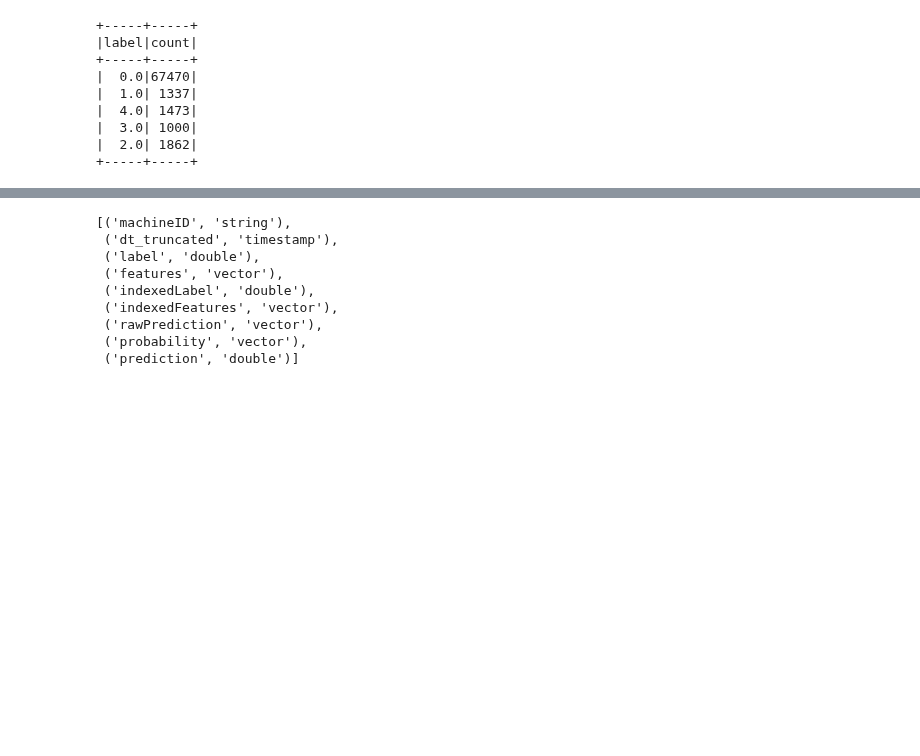
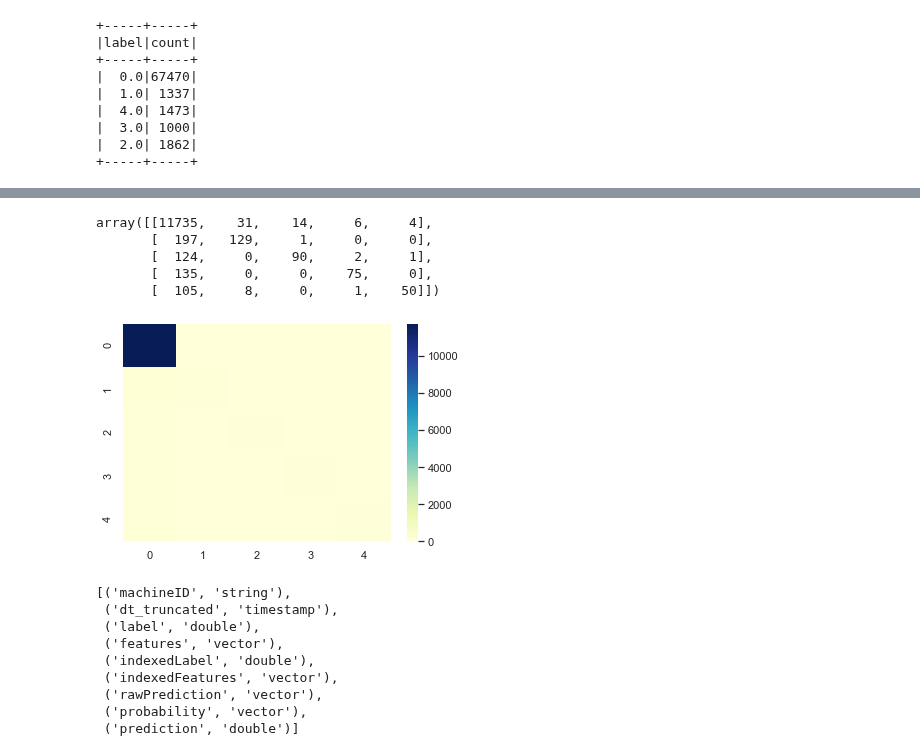
Before and after one commit to VisusAdAstra/Soen471, a Jupyter notebook: code/Random_Forest.ipynb, the cells around one changed output, grey strips where cells are left out. Saved outputs shown, nothing was run; the diff lists cells and outputs as text; code cells hidden in the pictures; blank space fills up the shorter version.

```diff
--- a/code/Random_Forest.ipynb
+++ b/code/Random_Forest.ipynb
@@ -214,4 +211,18 @@ predictions_rf.groupby('indexedLabel', 'prediction').count().show()
 +------------+----------+-----+
+# %%
+cm = confusion_matrix(predictions_rf.select('indexedLabel').collect(), predictions_rf.select('prediction').collect())
+# %%
+cm
+# %% [output]
+array([[11735,    31,    14,     6,     4],
+       [  197,   129,     1,     0,     0],
+       [  124,     0,    90,     2,     1],
+       [  135,     0,     0,    75,     0],
+       [  105,     8,     0,     1,    50]])
+# %%
+f = sns.heatmap(cm, cmap="YlGnBu")
+# %% [output]
+[figure, added]
 # %%
 predictions_rf.dtypes
 # %% [output]
```
Also changed, not shown: parts of 13 cells of this notebook, 1 other file.
